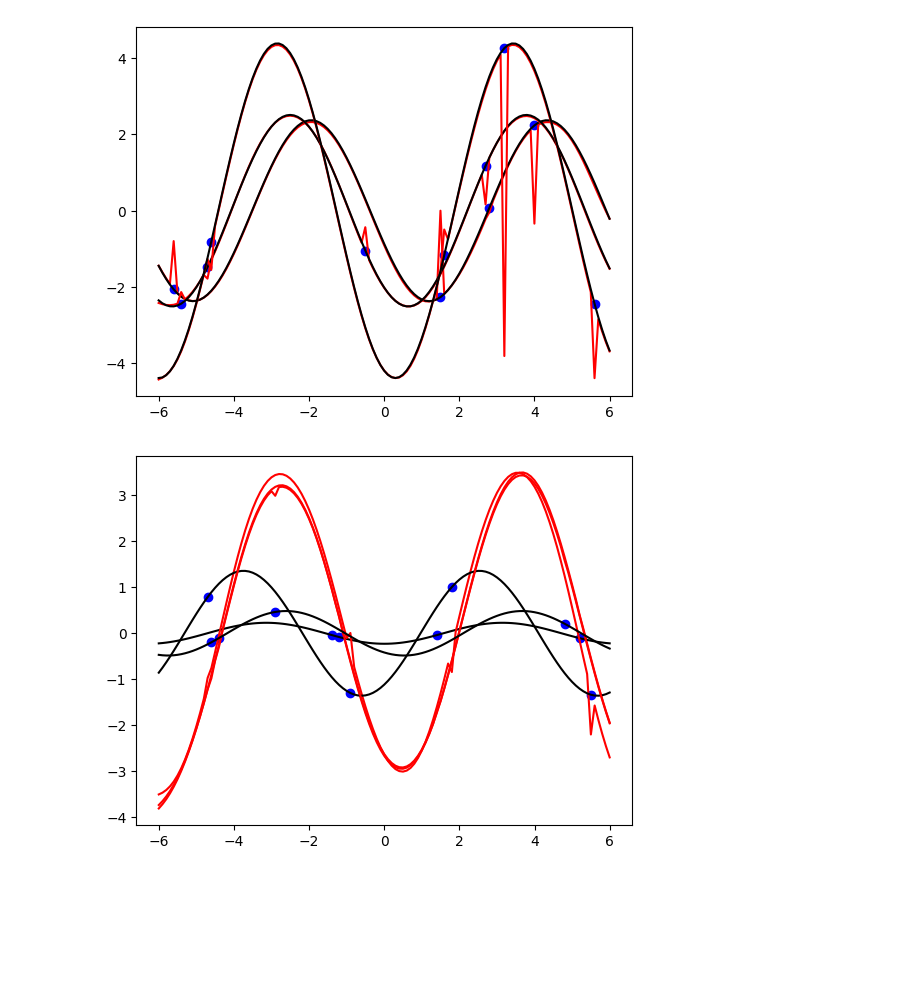
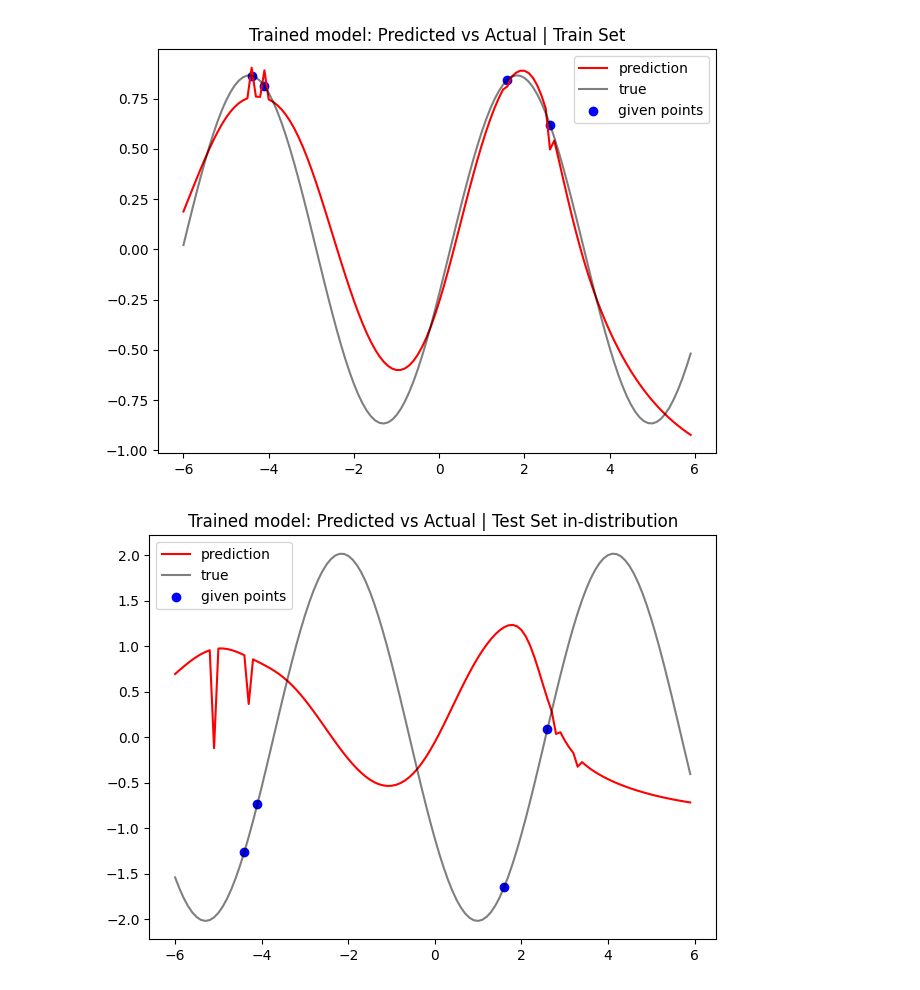
Before and after one commit to PrinceJavier/princejavier.github.io, a Jupyter notebook: supervised_learning/functional_attention.ipynb, the cells around one changed output. Cells and saved outputs as stored; diff of their text form; code cells hidden in the pictures; blank space fills up the shorter version.

Commit message:
ok first pass working functional attention

```diff
--- a/supervised_learning/functional_attention.ipynb
+++ b/supervised_learning/functional_attention.ipynb
@@ -6,5 +37,3 @@ import numpy as np
-# %%
-device = 'mps'
 # %%
 class FunctionalAttention(nn.Module):
     def __init__(self,
@@ -194,9 +232,20 @@ X_train, Y_train, batch_mask_train = generate_data(batch_size=100,
+# %%
+X_train, Y_train, batch_mask_train = generate_data(
+    batch_size=100,
+    x_range=(-6, 6),
+    alpha_range=(.1, 5),
+    gamma_range = (0, np.pi)
+    )
 # %%
-model = SineWaveRegressionModel(k_basis=64)
+model = SineWaveRegressionModel(k_basis=8)
 Y_pred = model(X_train)
-for i in range(3):
-    plt.plot(X_train[i, :, 0], Y_pred[i].detach().numpy().flatten(), color='r')
-    plt.plot(X_train[i, :, 0], Y_train[i], color='k')
+for i in range(1):
+    plt.plot(X_train[i, :, 0], Y_pred[i].detach().numpy().flatten(), color='r', label='prediction')
+    plt.plot(X_train[i, :, 0], Y_train[i], color='k', alpha=0.5, label='true')
     plt.scatter(X_train[i, :, 0].flatten()[batch_mask_train[i].flatten()==1],
-                Y_train[i].flatten()[batch_mask_train[i].flatten()==1], c='b')
+                Y_train[i].flatten()[batch_mask_train[i].flatten()==1], c='b', label='given points')
+    plt.title("Untrained model: Predicted vs Actual")
+plt.legend()
+plt.tight_layout()
+plt.show()
 # %% [output]
@@ -204,3 +255,8 @@ for i in range(3):
+# %%
+# define dataset for helper functions like batching
+from torch.utils.data import DataLoader, TensorDataset
+train_dataset = TensorDataset(X_train, Y_train)
+train_dataloader = DataLoader(train_dataset, batch_size=8, shuffle=True)
 # %%
 import torch.optim as optim
 
@@ -236,13 +316,16 @@ RuntimeError: Tensor for argument input is on cpu but expected on mps
 # %%
 Y_pred = model(X_train)
-Y_pred = model(X_train)
-for i in range(3):
-    plt.plot(X_train[i, :, 0], Y_pred[i].detach().numpy().flatten(), color='r')
-    plt.plot(X_train[i, :, 0], Y_train[i], color='k')
+for i in range(1):
+    plt.plot(X_train[i, :, 0], Y_pred[i].detach().numpy().flatten(), color='r', label='prediction')
+    plt.plot(X_train[i, :, 0], Y_train[i], color='k', alpha=0.5, label='true')
     plt.scatter(X_train[i, :, 0].flatten()[batch_mask_train[i].flatten()==1],
-                Y_train[i].flatten()[batch_mask_train[i].flatten()==1], c='b')
+                Y_train[i].flatten()[batch_mask_train[i].flatten()==1], c='b', label='given points')
+    plt.title("Trained model: Predicted vs Actual | Train Set")
+plt.legend()
+plt.tight_layout()
+plt.show()
 # %% [output]
-[figure, old version]
+[figure, new version]
 # %%
 # in-distribution
 X_test, Y_test, batch_mask_test = generate_data(batch_size=3,
@@ -252,10 +335,14 @@ X_test, Y_test, batch_mask_test = generate_data(batch_size=3,
                                       )
 
 Y_pred = model(X_test)
-for i in range(3):
-    plt.plot(X_test[i, :, 0], Y_pred[i].detach().numpy().flatten(), color='r')
-    plt.plot(X_test[i, :, 0], Y_test[i], color='k')
-    plt.scatter(X_test[i, :, 0].flatten()[batch_mask_test[i].flatten()==1],
-                Y_test[i].flatten()[batch_mask_test[i].flatten()==1], c='b')
+for i in range(1):
+    plt.plot(X_test[i, :, 0], Y_pred[i].detach().numpy().flatten(), color='r', label='prediction')
+    plt.plot(X_test[i, :, 0], Y_test[i], color='k', alpha=0.5, label='true')
+    plt.scatter(X_test[i, :, 0].flatten()[batch_mask_train[i].flatten()==1],
+                Y_test[i].flatten()[batch_mask_train[i].flatten()==1], c='b', label='given points')
+    plt.title("Trained model: Predicted vs Actual | Test Set in-distribution")
+plt.legend()
+plt.tight_layout()
+plt.show()
 # %% [output]
-[figure, old version]
+[figure, new version]
```
Also changed, not shown: parts of 17 cells of this notebook, 2 other files.
